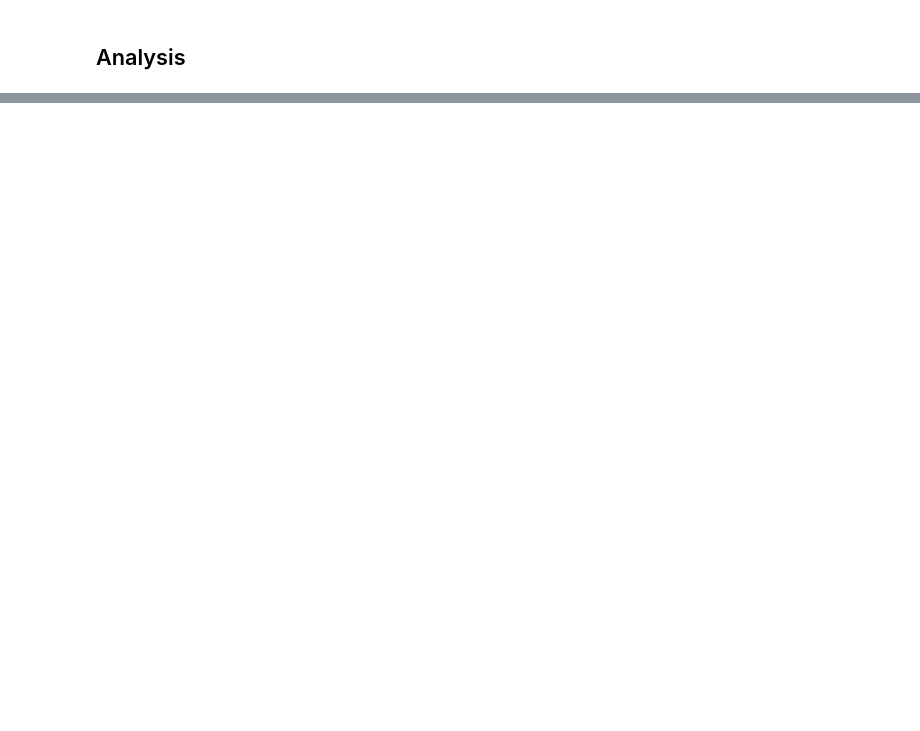
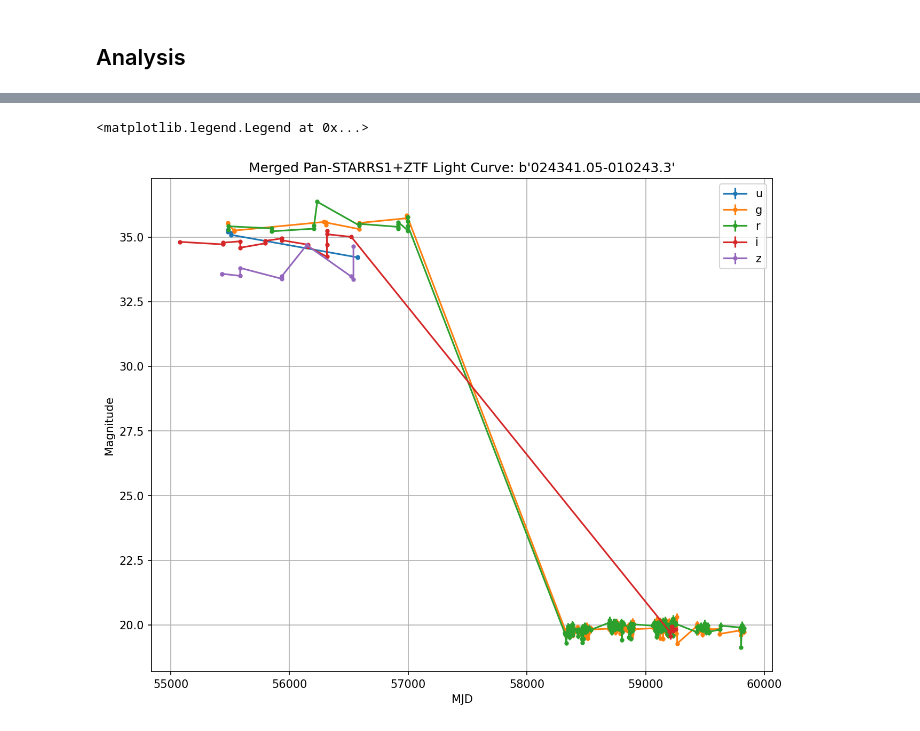
Before and after one commit to dougbrn/notebooks, a Jupyter notebook: single_pixel.ipynb, the cells around one changed output, grey strips where cells are left out. Drawn from its saved outputs; the diff is of its cells as text; code cells hidden in the pictures; blank space fills up the shorter version.

```diff
--- a/single_pixel.ipynb
+++ b/single_pixel.ipynb
@@ -138,0 +153,20 @@ ens.prune(30).sf2(argument_container = arg_container)
+# %%
+ts = ens.query("index == 4996749735944519680", table="source")
+
+ts.select(["SDSS_NAME_dr16q_constant",
+                 "mvp_time","mvp_flux",
+                 "mvp_error","mvp_band",
+                 "zp_ps_source"], table="source")
+
+ts  = TimeSeries().from_dataframe(
+            data=ts._source.compute(),
+            object_id=4996749735944519680,
+            time_label=ens._time_col,
+            flux_label=ens._flux_col,
+            err_label=ens._err_col,
+            band_label=ens._band_col,
+        )
+
+# this doesn't work, solutions involve query or map_partitions instead of loc, but loc should really work here
+# leaving this for now
+# ts = ens.to_timeseries(4996744218186612736)
@@ -138,0 +190,17 @@ ens.prune(30).sf2(argument_container = arg_container)
+# %%
+plt.figure(figsize=(10,8), dpi=150)
+
+for i, band in enumerate(["u", "g", "r", "i", "z"]):
+    band_df = ts.data.loc[band].sort_values("mvp_time")
+    plt.errorbar(band_df["mvp_time"], band_df["mvp_flux"], yerr=band_df["mvp_error"], label=band, marker=".")
+
+
+plt.title(f"Merged Pan-STARRS1+ZTF Light Curve: {str(ts.data['SDSS_NAME_dr16q_constant'][0])}")
+plt.ylabel("Magnitude")
+plt.xlabel("MJD")
+
+plt.grid()
+plt.legend()
+# %% [output]
+<matplotlib.legend.Legend at 0x...>
+[figure, added]
```
Also changed, not shown: parts of 10 cells of this notebook.
